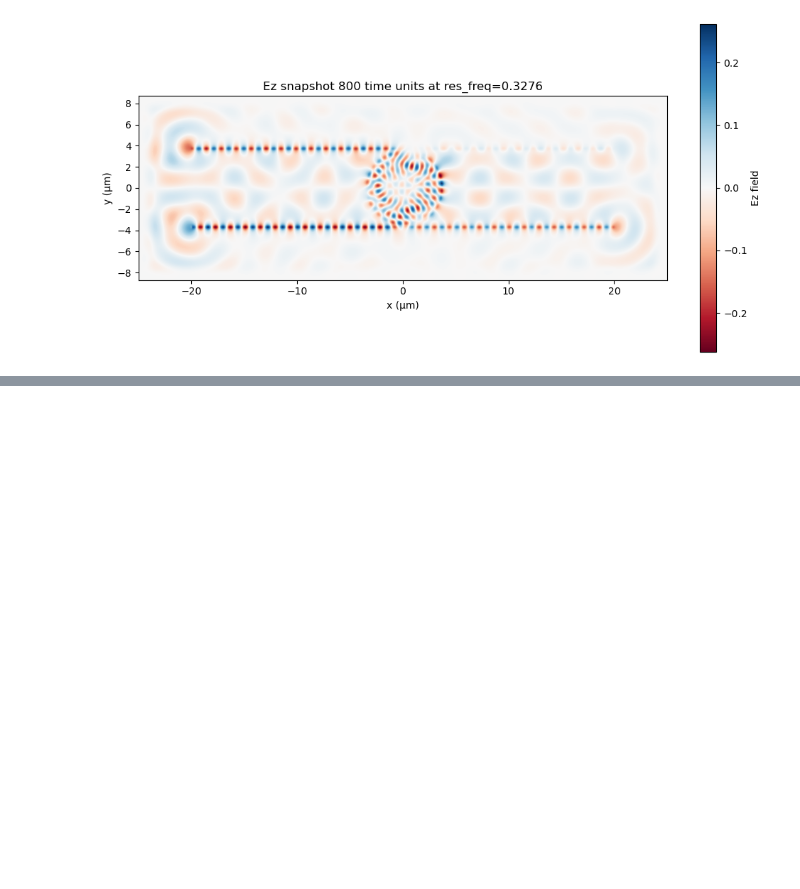
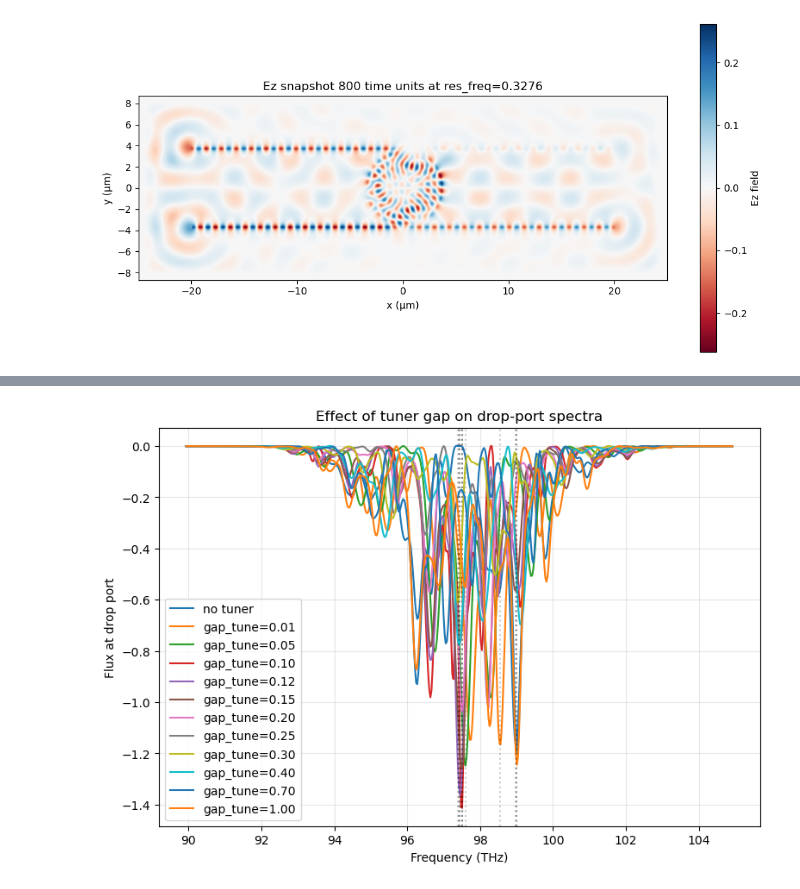
Before and after one commit to Luxchen77/Tunable-Disk-Resonator-Meep-, a Jupyter notebook: meep_sim_wavguide_disk_tuner.ipynb, the cells around one changed output, grey strips where cells are left out. Saved outputs shown, nothing was run; the diff lists cells and outputs as text; code cells hidden in the pictures; blank space fills up the shorter version.

Commit message:
Your commit message

```diff
--- a/meep_sim_wavguide_disk_tuner.ipynb
+++ b/meep_sim_wavguide_disk_tuner.ipynb
@@ -280,0 +523,86 @@ run 0 finished at t = 1000.0 (60000 timesteps)
+# %%
+
+# -----------------------------
+# Existing results from previous run
+# -----------------------------
+# Make sure you have this loaded
+# results = [("no tuner", 0.0, freqs, bus, drop, res), ("gap_tune=0.05", 0.05, ...), ...]
+# Example placeholder (replace with your real results):
+# results = [...]
+
+# -----------------------------
+# New tuner gaps to add
+# -----------------------------
+new_gaps = [0.01, 0.7]  # µm
+
+# -----------------------------
+# Run only new gaps
+# -----------------------------
+for g in new_gaps:
+    label = f"gap_tune={g:.2f}"
+    # Skip if already in results
+    if any(abs(r[1]-g) < 1e-6 for r in results):
+        print(f"Gap {g} µm already in results, skipping.")
+        continue
+    geom = make_geometry_tuned(g)
+    freqs, bus, drop, res = run_sim(geom, label)
+    results.append((label, g, freqs, bus, drop, res))
+
+# -----------------------------
+# Sort results by gap distance
+# -----------------------------
+results = sorted(results, key=lambda x: x[1])
+
+# -----------------------------
+# Plot: Drop-port spectra
+# -----------------------------
+c0 = 299792458
+um_scale = 1e-6
+freqs_thz = results[0][2] * c0 / um_scale / 1e12  # assuming all freqs arrays identical
+
+plt.figure(figsize=(9,6))
+for label, g, freqs, bus, drop, res in results:
+    res_thz = res * c0 / um_scale / 1e12
+    plt.plot(freqs_thz, drop, label=label)
+    plt.axvline(res_thz, color='k', ls=':', alpha=0.2)
+
+plt.xlabel('Frequency (THz)')
+plt.ylabel('Flux at drop port')
+plt.title('Effect of tuner gap on drop-port spectra')
+plt.legend()
+plt.grid(alpha=0.3)
+plt.show()
+
+# -----------------------------
+# Extract data
+# -----------------------------
+res_freqs_thz = [res * c0 / um_scale / 1e12 for (_, _, _, _, _, res) in results]
+gaps = [g for (_, g, _, _, _, _) in results]
+
+# Separate the "no tuner" case (g=0)
+res_no_tuner = None
+gaps_filtered = []
+res_filtered = []
+for g, res in zip(gaps, res_freqs_thz):
+    if g == 0:
+        res_no_tuner = res
+    else:
+        gaps_filtered.append(g)
+        res_filtered.append(res)
+
+# -----------------------------
+# Plot
+# -----------------------------
+plt.figure(figsize=(7,5))
+plt.plot(gaps_filtered, res_filtered, "o-", lw=2, label="With tuner")
+if res_no_tuner is not None:
+    plt.axhline(res_no_tuner, color="r", ls="--",
+                label=f"No tuner (g=0): {res_no_tuner:.2f} THz")
+
+plt.xlabel("Tuner gap distance (µm)")
+plt.ylabel("Resonance frequency (THz)")
+plt.title("Resonance shift vs tuner gap")
+plt.legend()
+plt.grid(alpha=0.3)
+plt.show()
+# %% [output]
@@ -280,0 +645 @@ run 0 finished at t = 1000.0 (60000 timesteps)
+[figure, added]
```
Also changed, not shown: parts of 7 cells of this notebook, 2 other files.
